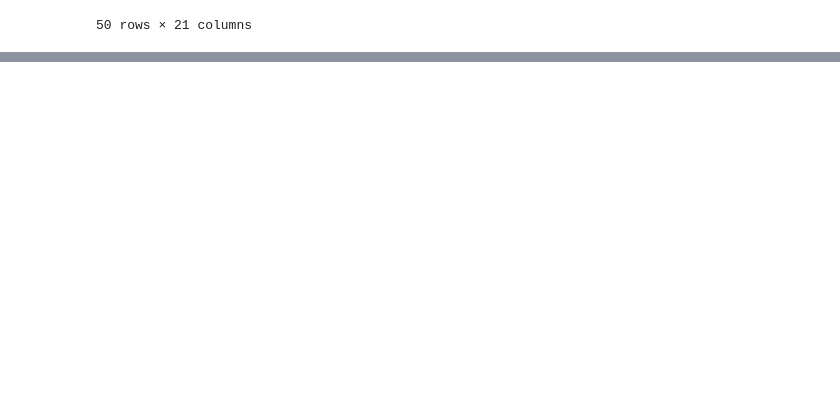
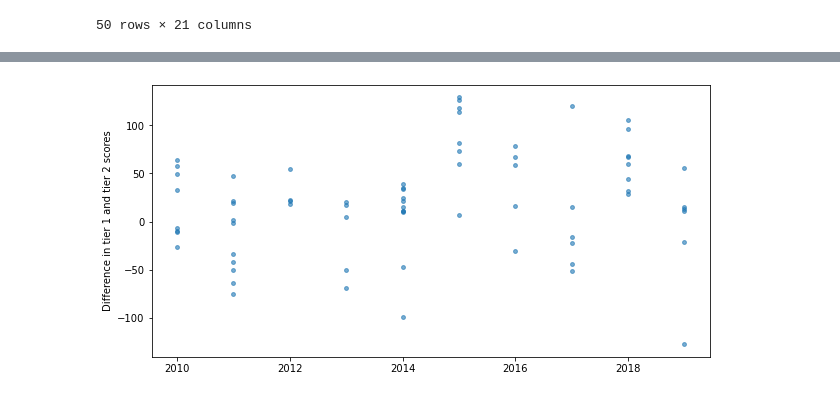
Before and after one commit to saurav193/Athlete_Rating, a Jupyter notebook: notebooks/modelling_python.ipynb, the cells around one changed output, grey strips where cells are left out. Saved outputs shown, nothing was run; the diff lists cells and outputs as text; code cells hidden in the pictures; blank space fills up the shorter version.

Commit message:
tier adj model built

```diff
--- a/notebooks/modelling.ipynb
+++ b/notebooks/modelling_python.ipynb
@@ -325,0 +349,7 @@ plt.show()
+# %%
+plt.figure(figsize = (10,5))
+plt.scatter(temp['Season'], temp['diff_tier_1_2'], alpha = 0.6, s = 15)
+plt.ylabel("Difference in tier 1 and tier 2 scores")
+plt.show()
+# %% [output]
+[figure, added]
```
Also changed, not shown: parts of 15 cells of this notebook, 11 other files.
